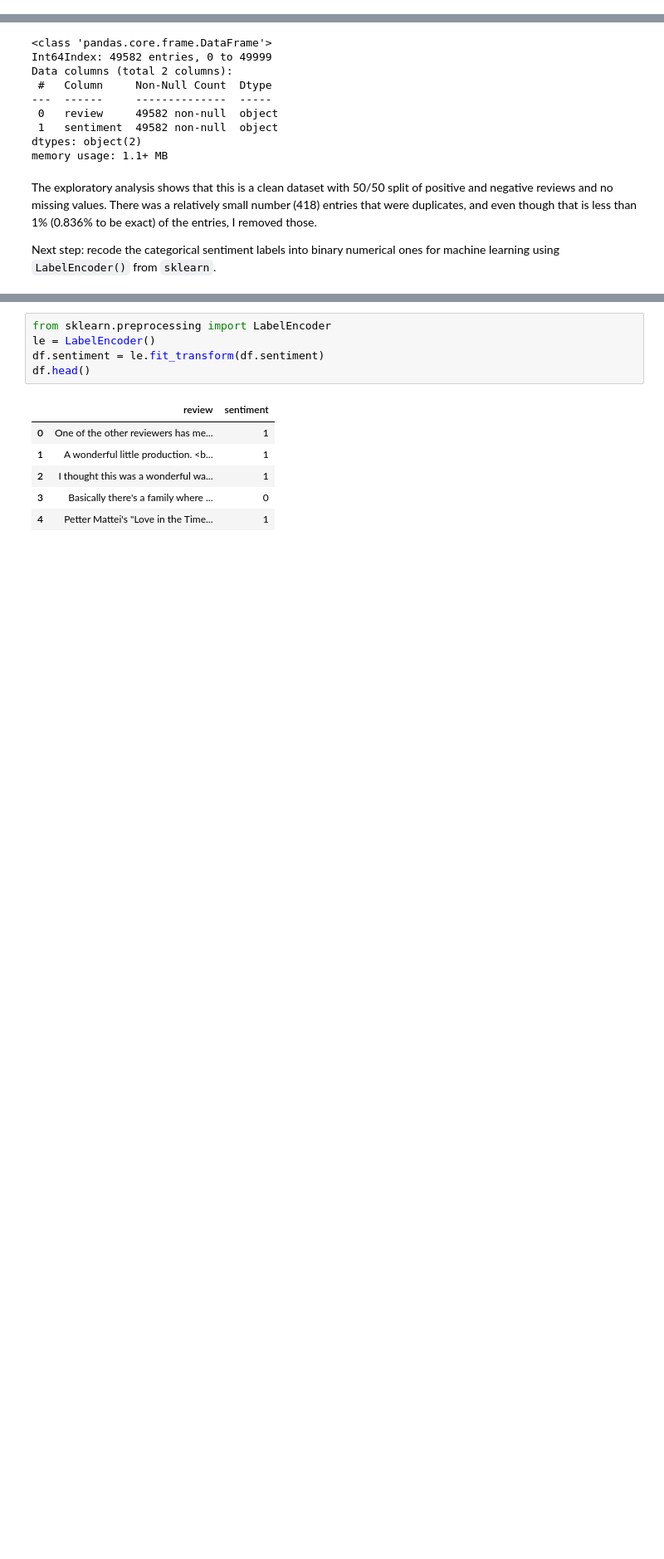
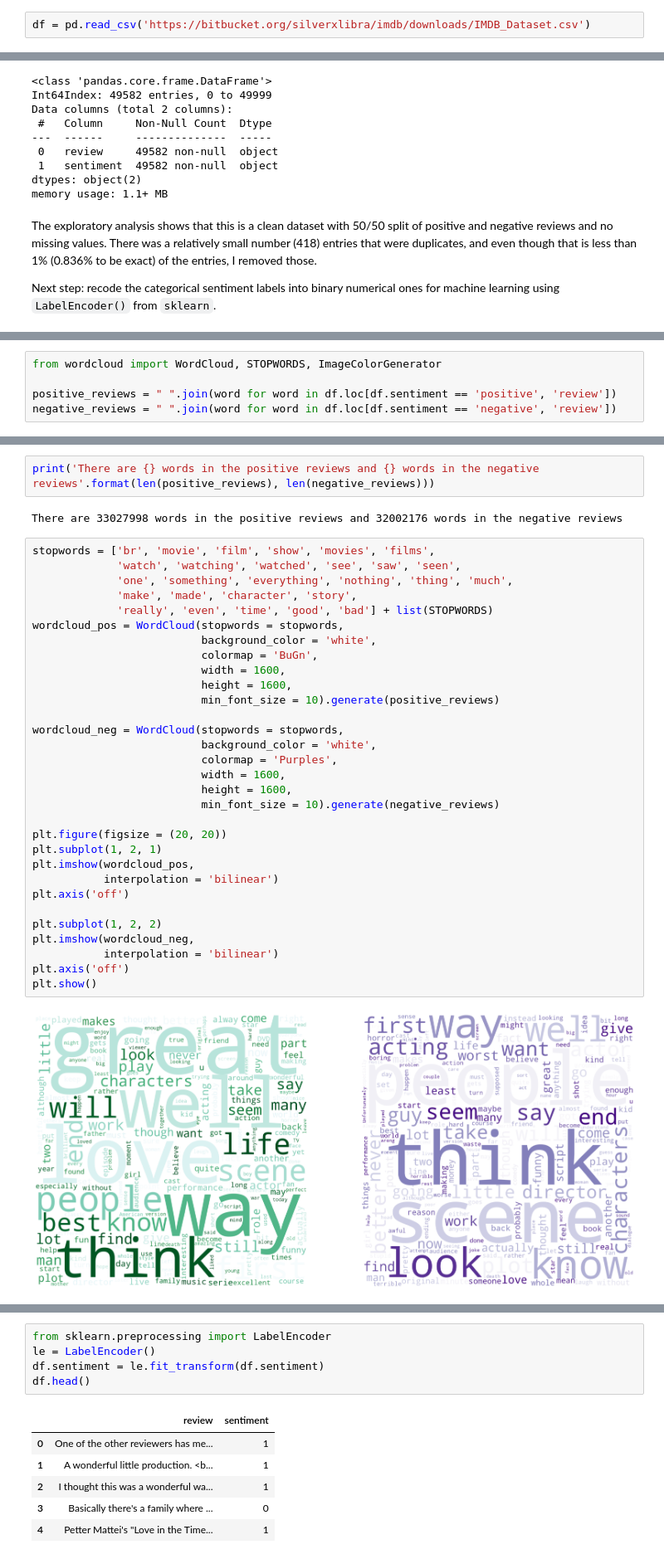
Before and after one commit to silverxlibra/IMDB_Sentiment_Analysis, a Jupyter notebook: IMDB_Sentiment_Analysis_classification.ipynb, the cells around one changed output, grey strips where cells are left out. Shown at 83% size. Saved outputs shown, nothing was run; the diff lists cells and outputs as text; blank space fills up the shorter version.

Commit message:
Added the visualizations for the positive and negative word clouds

```diff
--- a/IMDB_Sentiment_Analysis_classification.ipynb
+++ b/IMDB_Sentiment_Analysis_classification.ipynb
@@ -18,3 +11,5 @@ df = pd.read_csv(io.BytesIO(uploaded['IMDB Dataset.csv']))
+# %%
+df = pd.read_csv('https://bitbucket.org/silverxlibra/imdb/downloads/IMDB_Dataset.csv')
 # %%
 df.head()
 # %% [output]
@@ -110,0 +110,5 @@ Next step: recode the categorical sentiment labels into binary numerical ones fo
+# %%
+from wordcloud import WordCloud, STOPWORDS, ImageColorGenerator
+
+positive_reviews = " ".join(word for word in df.loc[df.sentiment == 'positive', 'review'])
+negative_reviews = " ".join(word for word in df.loc[df.sentiment == 'negative', 'review'])
@@ -110,0 +117,37 @@ Next step: recode the categorical sentiment labels into binary numerical ones fo
+# %%
+print('There are {} words in the positive reviews and {} words in the negative reviews'.format(len(positive_reviews), len(negative_reviews)))
+# %% [output]
+There are 33027998 words in the positive reviews and 32002176 words in the negative reviews
+# %%
+stopwords = ['br', 'movie', 'film', 'show', 'movies', 'films',
+             'watch', 'watching', 'watched', 'see', 'saw', 'seen',
+             'one', 'something', 'everything', 'nothing', 'thing', 'much',
+             'make', 'made', 'character', 'story',
+             'really', 'even', 'time', 'good', 'bad'] + list(STOPWORDS)
+wordcloud_pos = WordCloud(stopwords = stopwords,
+                          background_color = 'white',
+                          colormap = 'BuGn',
+                          width = 1600,
+                          height = 1600,
+                          min_font_size = 10).generate(positive_reviews)
+
+wordcloud_neg = WordCloud(stopwords = stopwords,
+                          background_color = 'white',
+                          colormap = 'Purples',
+                          width = 1600,
+                          height = 1600,
+                          min_font_size = 10).generate(negative_reviews)
+
+plt.figure(figsize = (20, 20))
+plt.subplot(1, 2, 1)
+plt.imshow(wordcloud_pos,
+           interpolation = 'bilinear')
+plt.axis('off')
+
+plt.subplot(1, 2, 2)
+plt.imshow(wordcloud_neg,
+           interpolation = 'bilinear')
+plt.axis('off')
+plt.show()
+# %% [output]
+[figure, added]
```
Also changed, not shown: parts of 6 cells of this notebook.
